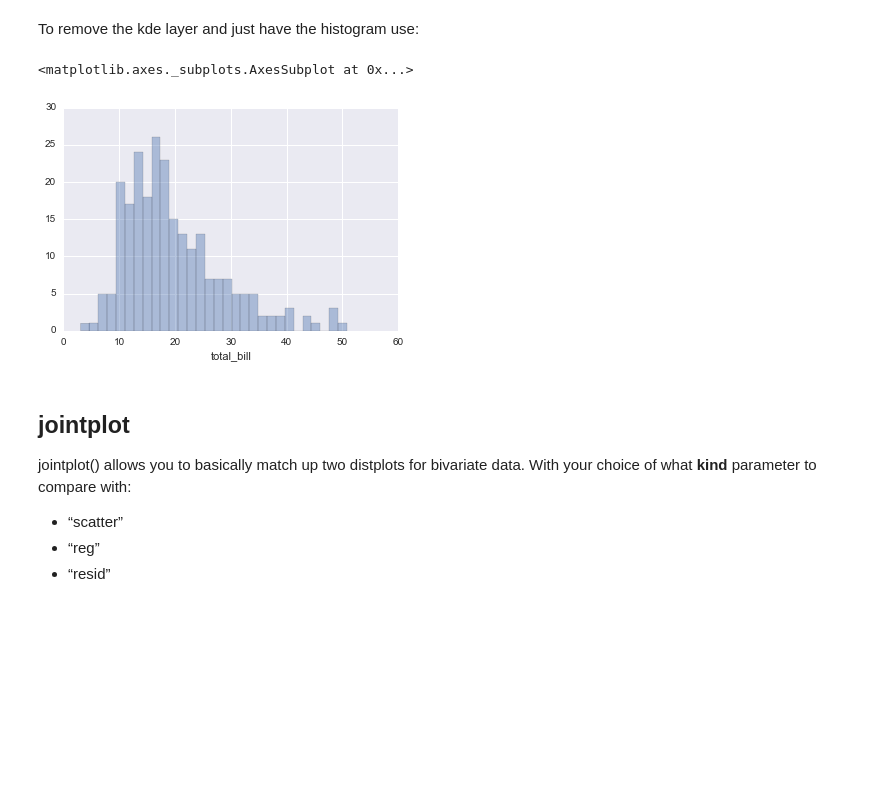
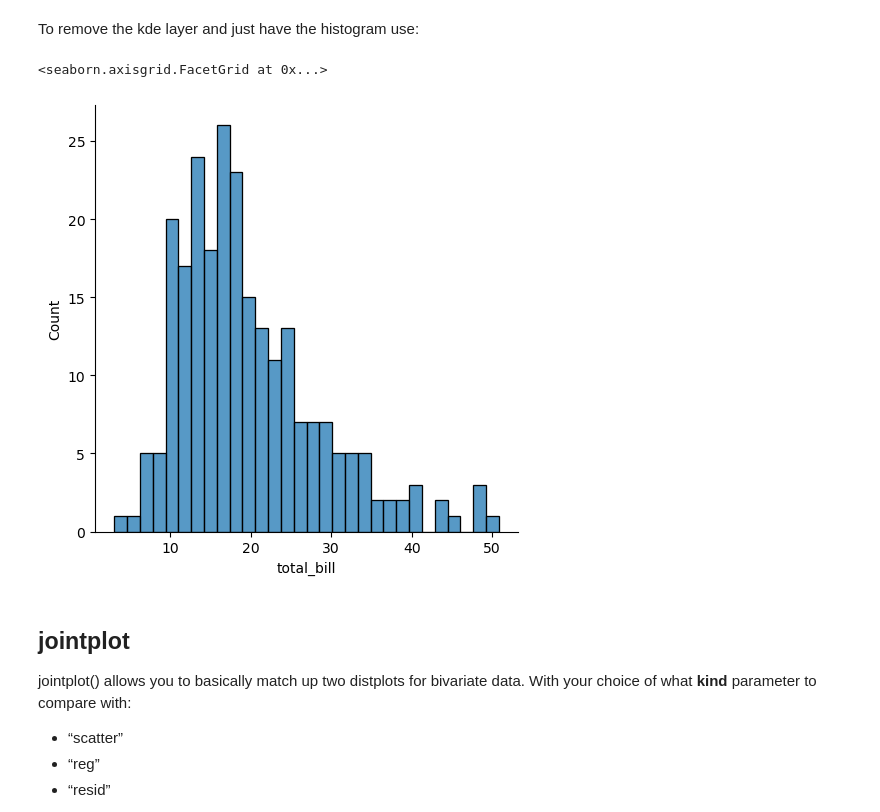
Before and after one commit to Kingswhale/Understanding-Artificial-Intelligence, a Jupyter notebook: 06-Data-Visualization-with-Seaborn/01-Distribution Plots.ipynb, the cells around one changed output. Drawn from its saved outputs; the diff is of its cells as text; code cells hidden in the pictures; blank space fills up the shorter version.

```diff
--- a/06-Data-Visualization-with-Seaborn/01-Distribution Plots.ipynb
+++ b/06-Data-Visualization-with-Seaborn/01-Distribution Plots.ipynb
@@ -41,10 +41,10 @@ sns.distplot(tips['total_bill'])
 # %% [markdown]
 To remove the kde layer and just have the histogram use:
 # %%
-sns.distplot(tips['total_bill'],kde=False,bins=30)
+sns.displot(tips['total_bill'],kde=False,bins=30)
 # %% [output]
-<matplotlib.axes._subplots.AxesSubplot at 0x...>
+<seaborn.axisgrid.FacetGrid at 0x...>
-[figure, old version]
+[figure, new version]
 # %% [markdown]
 ## jointplot
 
```
Also changed, not shown: parts of 11 cells of this notebook.
